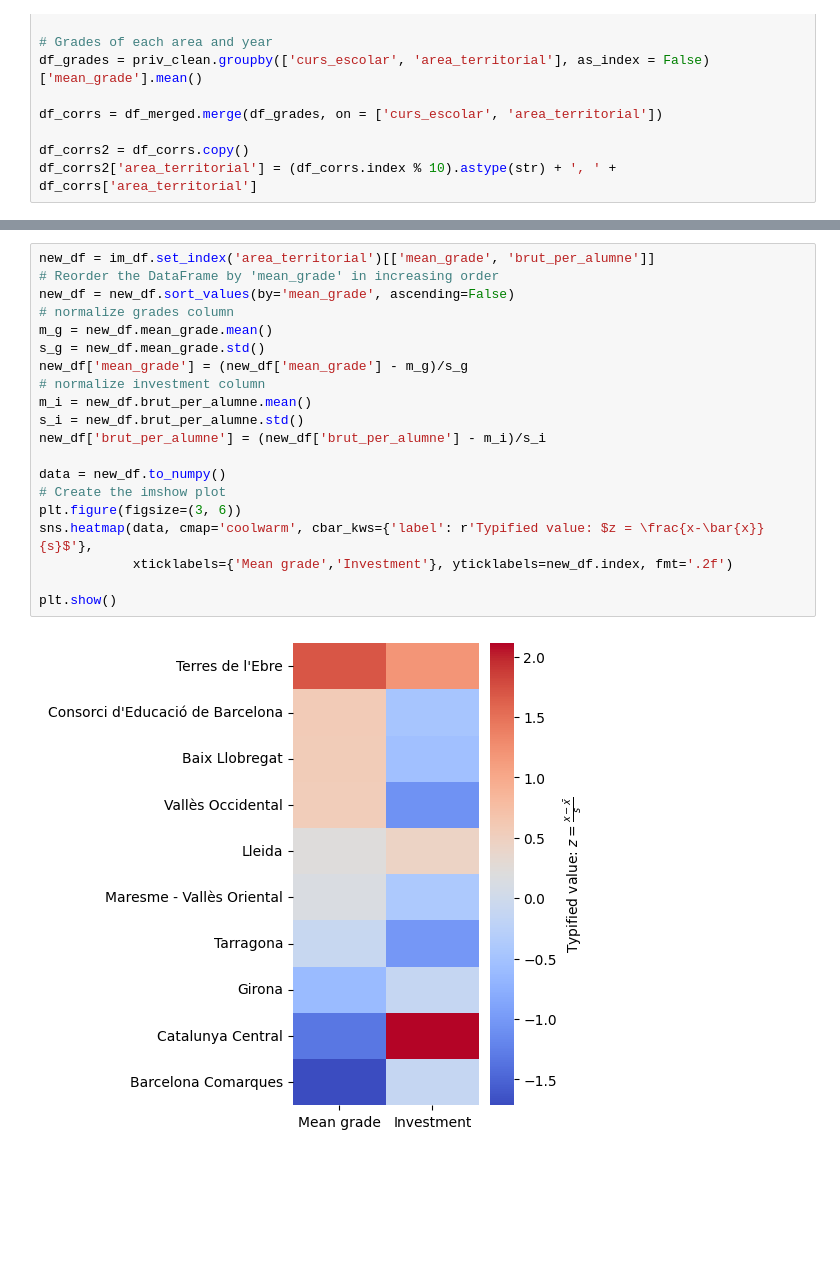
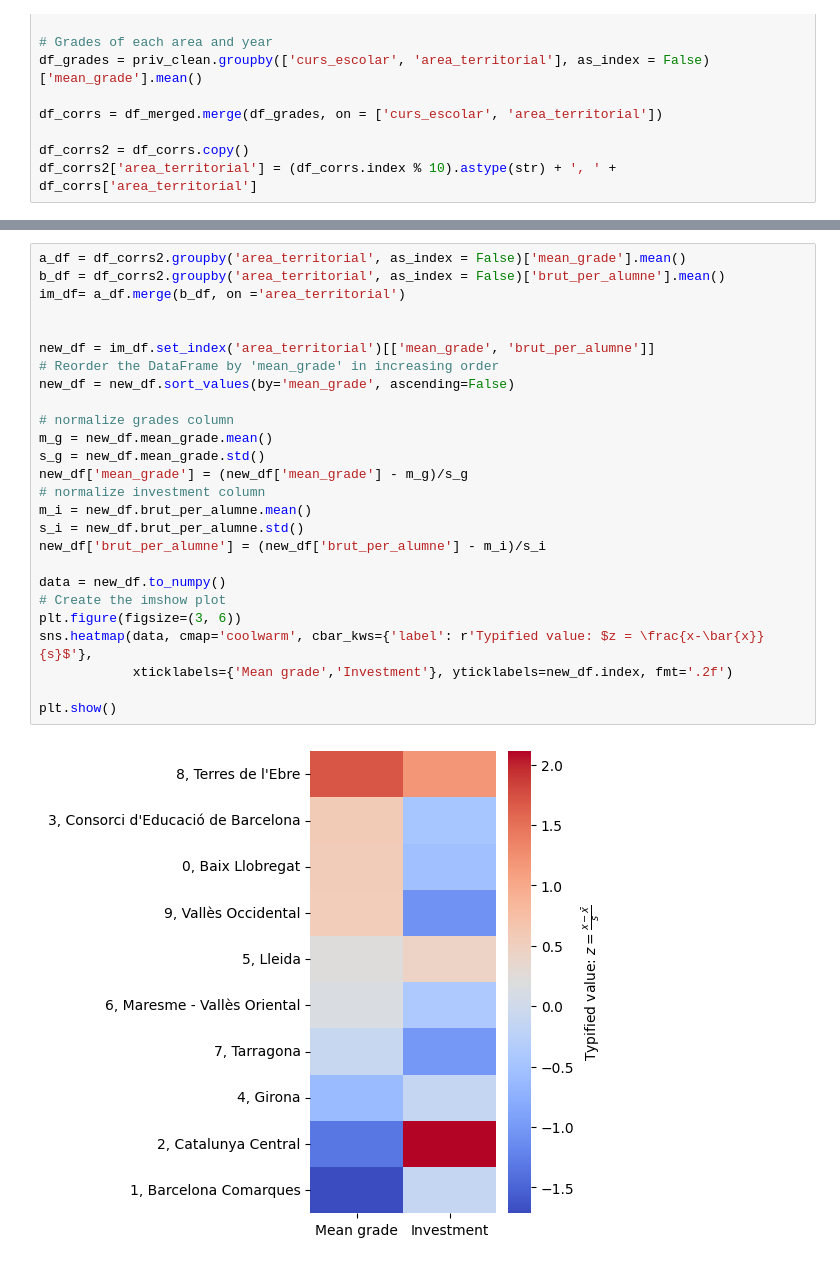
Before and after one commit to edejuan2002/avdm_Competecies, a Jupyter notebook: Eduardo/ed_approach.ipynb, the cells around one changed output, grey strips where cells are left out. Cells and saved outputs as stored; diff of their text form; blank space fills up the shorter version.

```diff
--- a/Eduardo/ed_approach.ipynb
+++ b/Eduardo/ed_approach.ipynb
@@ -334,25 +321,31 @@ Error estándar: 0.13971717117225424
 # %%
+a_df = df_corrs2.groupby('area_territorial', as_index = False)['mean_grade'].mean()
+b_df = df_corrs2.groupby('area_territorial', as_index = False)['brut_per_alumne'].mean()
+im_df= a_df.merge(b_df, on ='area_territorial')
+
+
 new_df = im_df.set_index('area_territorial')[['mean_grade', 'brut_per_alumne']]
 # Reorder the DataFrame by 'mean_grade' in increasing order
 new_df = new_df.sort_values(by='mean_grade', ascending=False)
+
 # normalize grades column
 m_g = new_df.mean_grade.mean()
 s_g = new_df.mean_grade.std()
 new_df['mean_grade'] = (new_df['mean_grade'] - m_g)/s_g
 # normalize investment column
 m_i = new_df.brut_per_alumne.mean()
 s_i = new_df.brut_per_alumne.std()
 new_df['brut_per_alumne'] = (new_df['brut_per_alumne'] - m_i)/s_i
 
 data = new_df.to_numpy()
 # Create the imshow plot
 plt.figure(figsize=(3, 6))
 sns.heatmap(data, cmap='coolwarm', cbar_kws={'label': r'Typified value: $z = \frac{x-\bar{x}}{s}$'},
             xticklabels={'Mean grade','Investment'}, yticklabels=new_df.index, fmt='.2f')
 
 plt.show()
 # %% [output]
-[figure, old version]
+[figure, new version]
 # %%
 # Merge proportions and regions to form proportions_gdf
 proportions2 = proportions.merge(regions, on='area_territorial')
```
Also changed, not shown: parts of 5 cells of this notebook.
